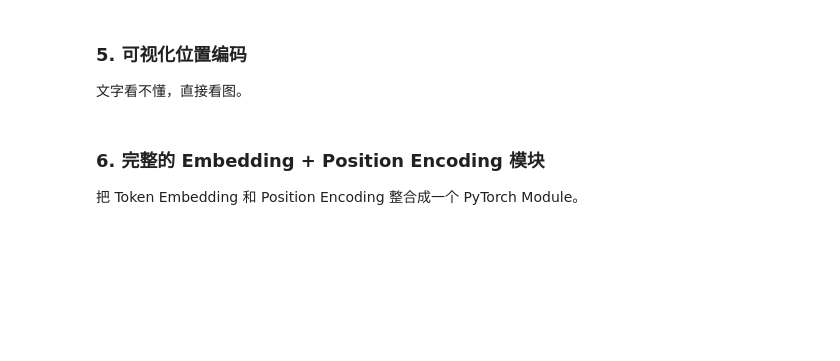
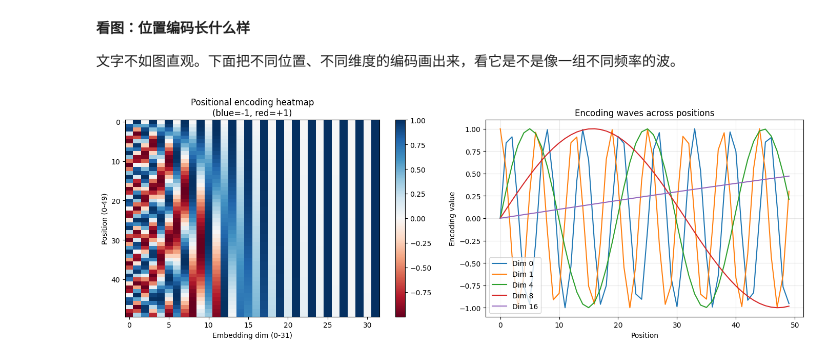
Before and after one commit to Stefan0219/modern-llm-notebook, a Jupyter notebook: notebooks/part1-foundation/03-embedding-position.ipynb, the cells around one changed output. Drawn from its saved outputs; the diff is of its cells as text; code cells hidden in the pictures; blank space fills up the shorter version.

```diff
--- a/notebooks/part1-foundation/03-embedding-position.ipynb
+++ b/notebooks/part1-foundation/03-embedding-position.ipynb
@@ -248,30 +209,28 @@ print(f"前 3 个位置的编码:\n{pe[:3]}")
-# %% [markdown]
-### 5. 可视化位置编码
-
-文字看不懂，直接看图。
+# %% [markdown]
+**看图：位置编码长什么样**
+
+文字不如图直观。下面把不同位置、不同维度的编码画出来，看它是不是像一组不同频率的波。
 # %%
 # 可视化位置编码：热力图 + 波形图
 pe_viz = get_sinusoidal_encoding(seq_len=50, d_model=32)
 
 fig, axes = plt.subplots(1, 2, figsize=(14, 5))
 
 # 左: 热力图 — 横轴=维度, 纵轴=位置, 色=值
 im = axes[0].imshow(pe_viz.numpy(), aspect='auto', cmap='RdBu')
-axes[0].set_xlabel('Embedding 维度 (0-31)'); axes[0].set_ylabel('位置 (0-49)')
-axes[0].set_title('位置编码热力图\n(蓝=-1, 红=+1)')
+axes[0].set_xlabel('Embedding dim (0-31)'); axes[0].set_ylabel('Position (0-49)')
+axes[0].set_title('Positional encoding heatmap\n(blue=-1, red=+1)')
 plt.colorbar(im, ax=axes[0])
 
 # 右: 选几个维度，看它们的值随位置怎么变
 # 低维度波长短（变化快→区分邻居），高维度波长长（变化慢→区分远处）
 for dim_idx in [0, 1, 4, 8, 16]:
-    axes[1].plot(range(50), pe_viz[:, dim_idx].numpy(), label=f'维度 {dim_idx}')
-axes[1].set_xlabel('位置'); axes[1].set_ylabel('编码值')
-axes[1].set_title('不同维度随位置变化的波形')
+    axes[1].plot(range(50), pe_viz[:, dim_idx].numpy(), label=f'Dim {dim_idx}')
+axes[1].set_xlabel('Position'); axes[1].set_ylabel('Encoding value')
+axes[1].set_title('Encoding waves across positions')
 axes[1].legend(); axes[1].grid(True, alpha=0.3)
 
 plt.tight_layout()
 plt.show()
+# %% [output]
+[figure, added]
-# %% [markdown]
-### 6. 完整的 Embedding + Position Encoding 模块
-
-把 Token Embedding 和 Position Encoding 整合成一个 PyTorch Module。
```
Also changed, not shown: parts of 33 cells of this notebook, 55 other files.
